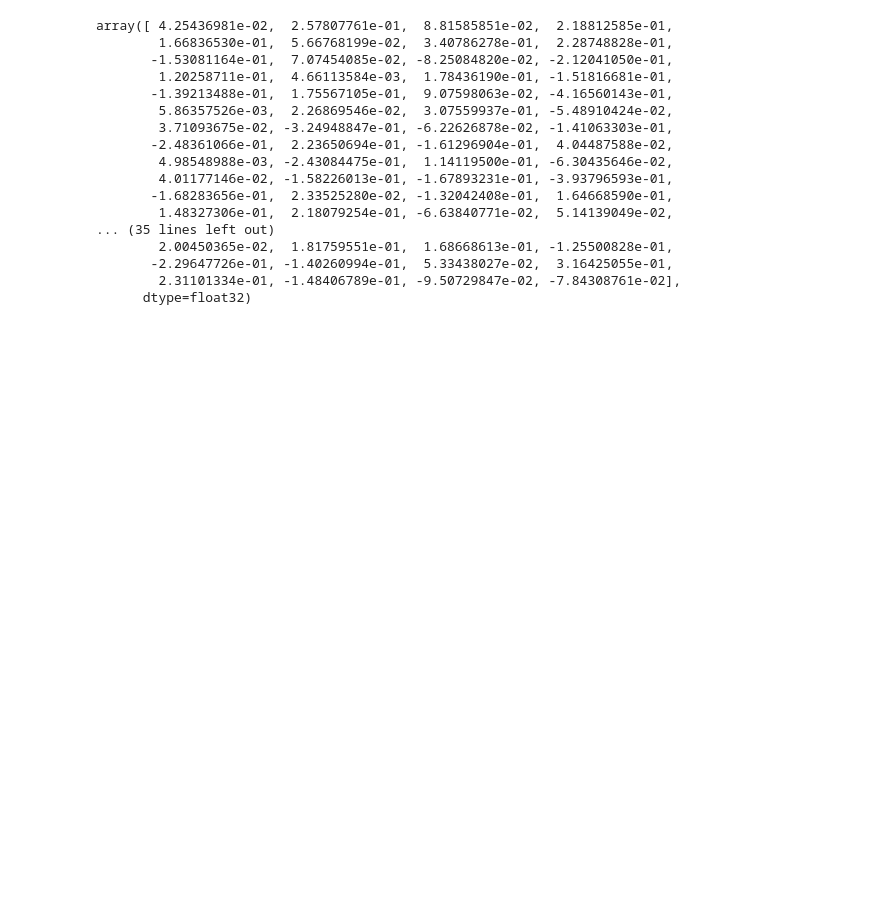
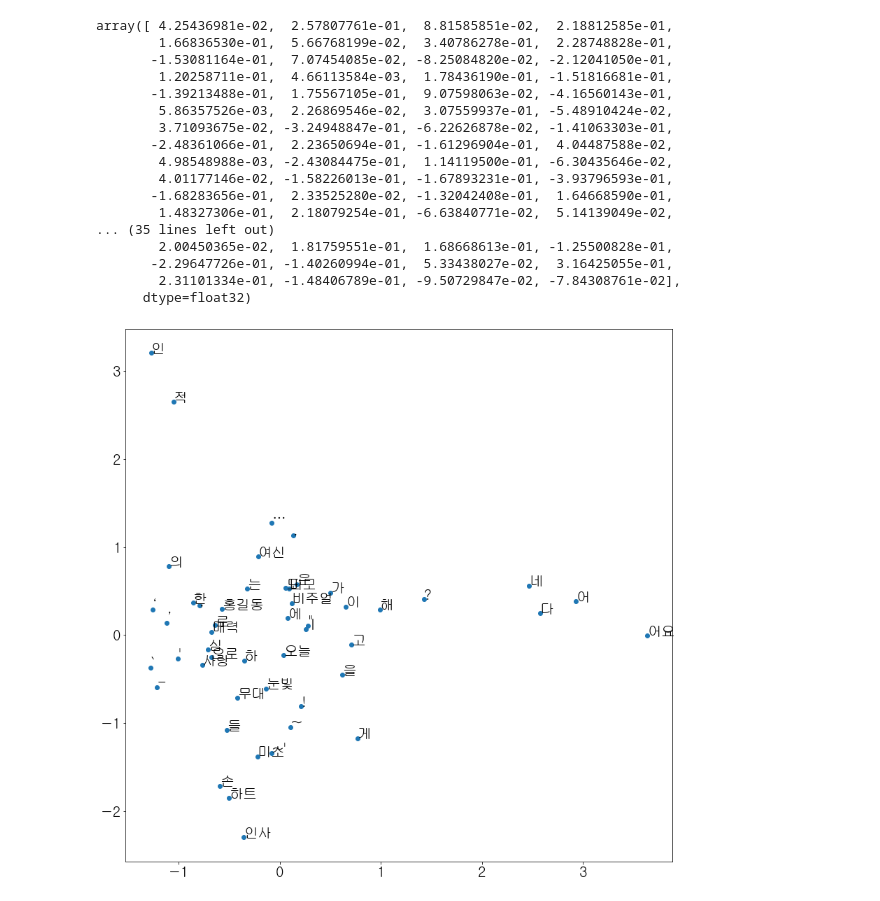
Before and after one commit to Insight-Sogang-Univ/CaptionTeam, a Jupyter notebook: Captions_Preprocessing.ipynb, the cells around one changed output. Drawn from its saved outputs; the diff is of its cells as text; code cells hidden in the pictures; blank space fills up the shorter version.

```diff
--- a/Captions_Preprocessing.ipynb
+++ b/Captions_Preprocessing.ipynb
@@ -221,9 +212,29 @@ array([ 4.25436981e-02,  2.57807761e-01,  8.81585851e-02,  2.18812585e-01,
         2.31101334e-01, -1.48406789e-01, -9.50729847e-02, -7.84308761e-02],
       dtype=float32)
 # %%
+import matplotlib.pyplot as plt
+from sklearn.decomposition import PCA
+
 def plot_2d_graph(vocabs, xs, ys):
     import matplotlib.pyplot as plt
     plt.figure(figsize=(14 ,14))
     plt.scatter(xs, ys, marker = 'o')
     for i, v in enumerate(vocabs):
         plt.annotate(v, xy=(xs[i], ys[i]))
+
+N=50
+
+#2차원으로 축소
+pca = PCA(n_components=2)
+xys = pca.fit_transform([model.wv[key] for key in key2index.keys()][:N])
+xs = xys[:,0]
+ys = xys[:,1]
+
+plt.rcParams['font.family'] = 'Gulim'
+plt.rc('font', size=20)
+
+# 결과 출력
+plot_2d_graph(list(key2index.keys())[:N], xs, ys)
+plt.show()
+# %% [output]
+[figure, added]
```
Also changed, not shown: parts of 2 cells of this notebook, 2 other files.
